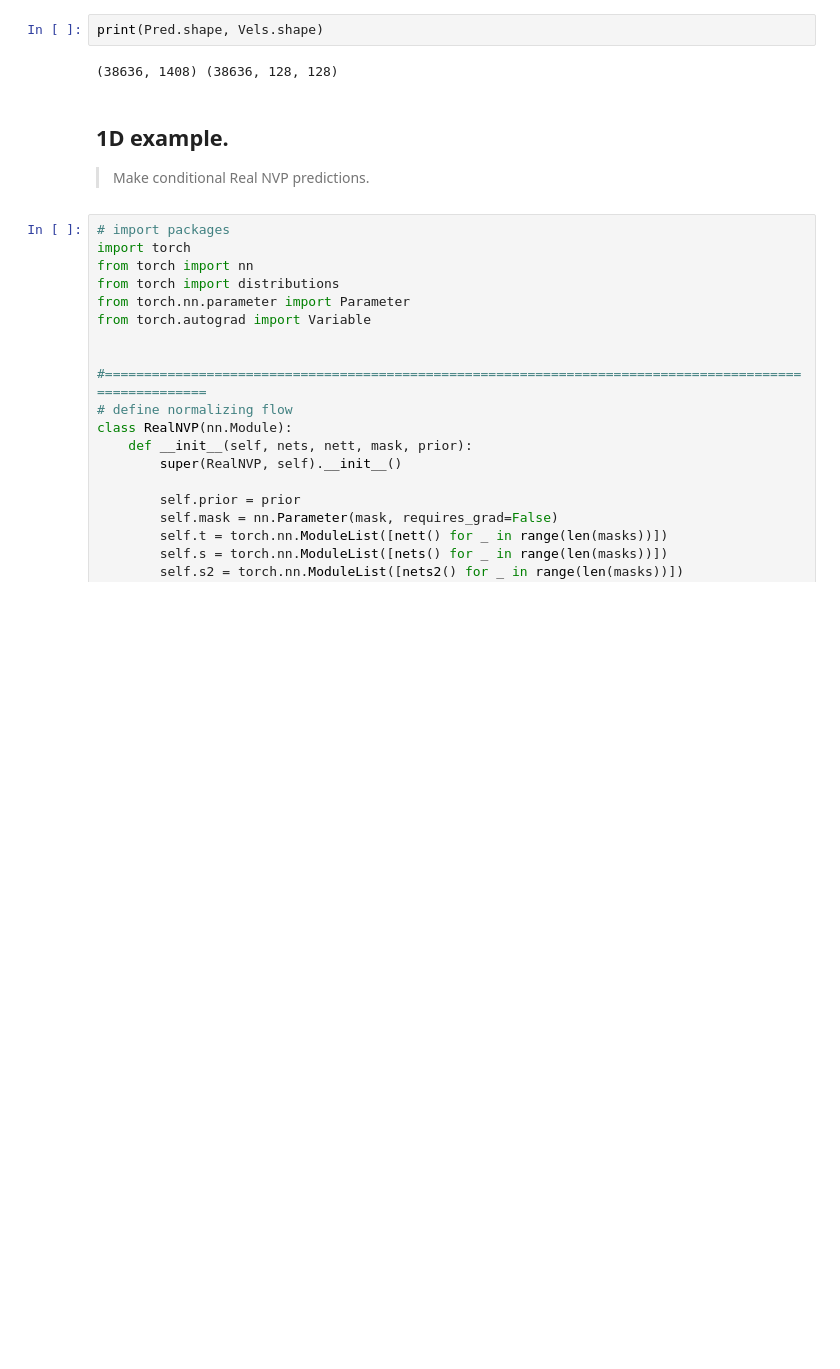
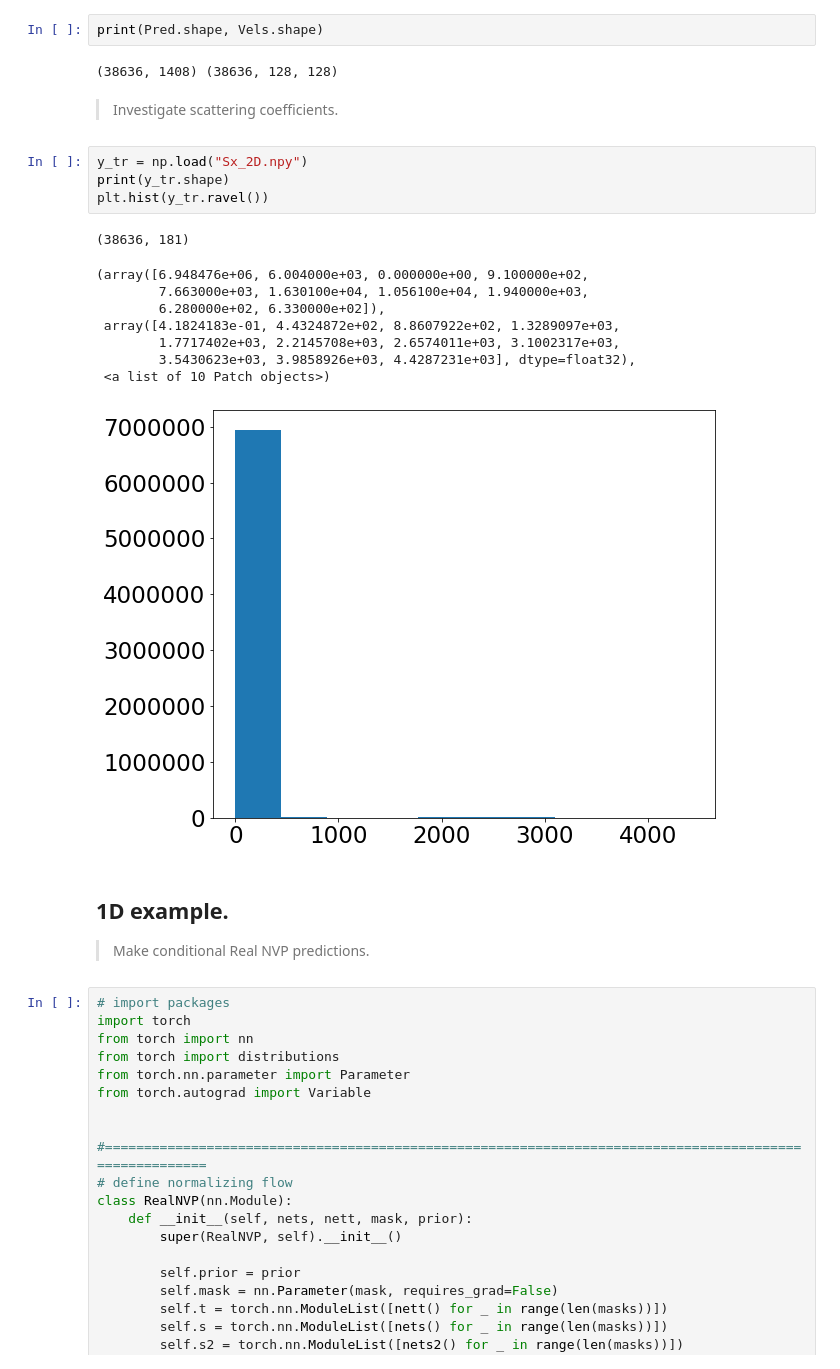
Before and after one commit to tingyuansen/Geology, a Jupyter notebook: RealNVP_Geology.ipynb, the cells around one changed output. Drawn from its saved outputs; the diff is of its cells as text; blank space fills up the shorter version.

```diff
--- a/RealNVP_Geology.ipynb
+++ b/RealNVP_Geology.ipynb
@@ -69,6 +69,22 @@ print(Pred.shape, Vels.shape)
 print(Pred.shape, Vels.shape)
 # %% [output]
 (38636, 1408) (38636, 128, 128)
+# %% [markdown]
+> Investigate scattering coefficients.
+# %%
+y_tr = np.load("Sx_2D.npy")
+print(y_tr.shape)
+plt.hist(y_tr.ravel())
+# %% [output]
+(38636, 181)
+(array([6.948476e+06, 6.004000e+03, 0.000000e+00, 9.100000e+02,
+        7.663000e+03, 1.630100e+04, 1.056100e+04, 1.940000e+03,
+        6.280000e+02, 6.330000e+02]),
+ array([4.1824183e-01, 4.4324872e+02, 8.8607922e+02, 1.3289097e+03,
+        1.7717402e+03, 2.2145708e+03, 2.6574011e+03, 3.1002317e+03,
+        3.5430623e+03, 3.9858926e+03, 4.4287231e+03], dtype=float32),
+ <a list of 10 Patch objects>)
+[figure, added]
 # %% [markdown]
 ## 1D example.
 
```
Also changed, not shown: 3 other files.
